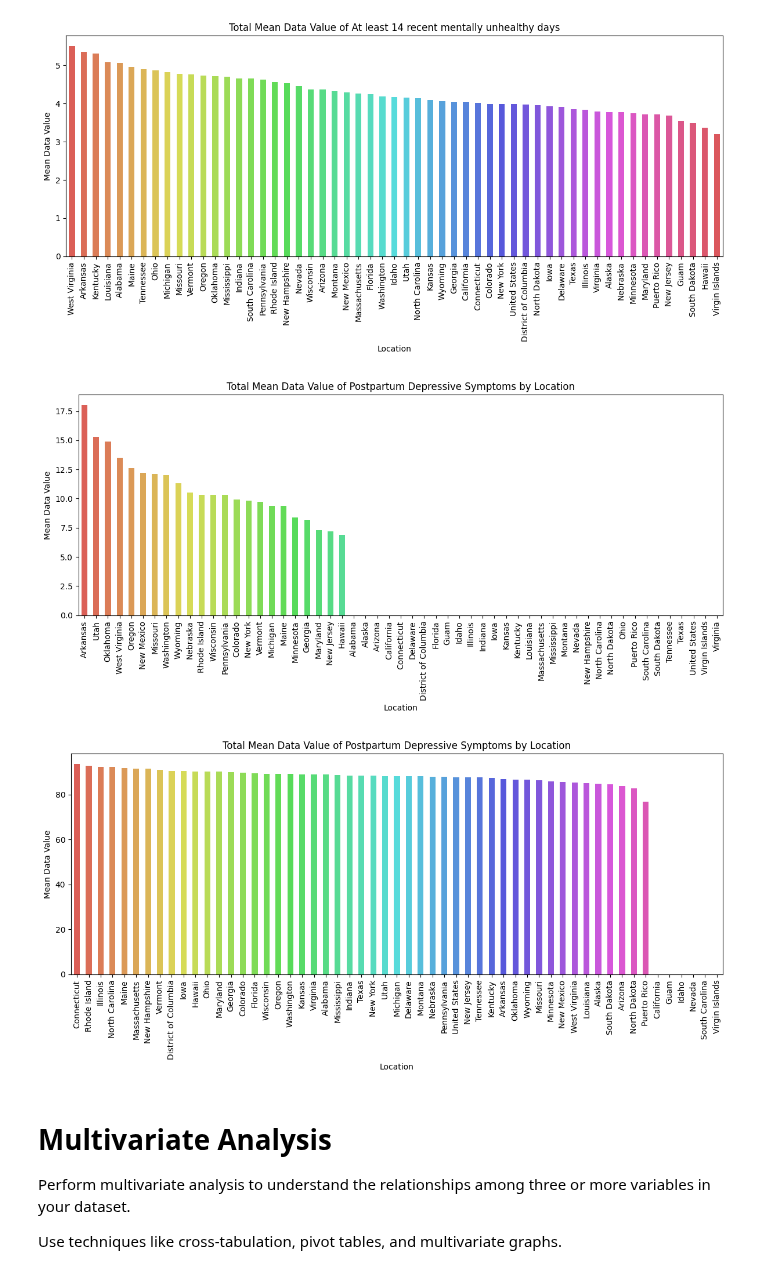
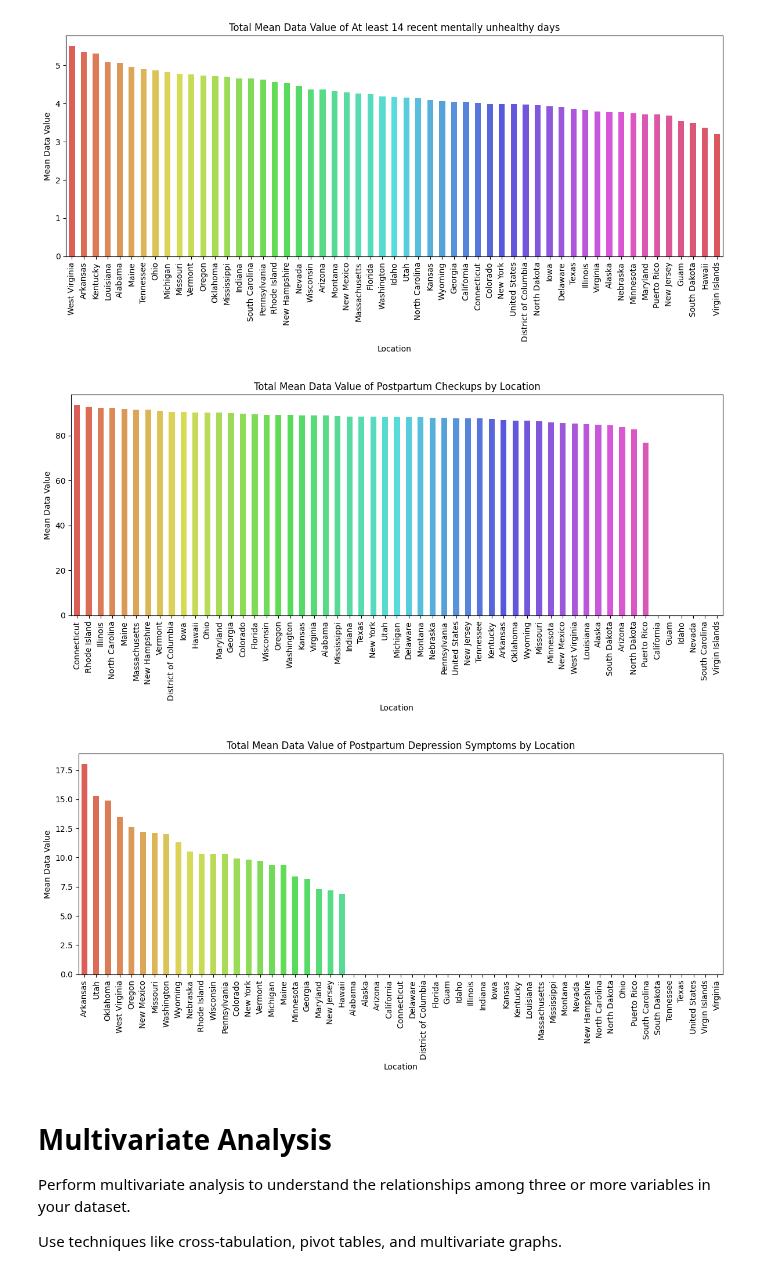
Before and after one commit to jrmcmill/618-project, a Jupyter notebook: V2Project-Description.ipynb, the cells around one changed output. Drawn from its saved outputs; the diff is of its cells as text; code cells hidden in the pictures.

```diff
--- a/V2Project-Description.ipynb
+++ b/V2Project-Description.ipynb
@@ -761,17 +878,35 @@ plt.show()
 # national_merged_MA.DataValueType.unique()
 # %% [output]
 [figure]
+# %%
+repro_natl_postpartum_checkup = national_merged_MR[national_merged_MR['Question'] == 'Postpartum checkup']
+
+# Group by 'LocationDesc' and calculate the mean data value for each location
+grouped_repro_postpartum_checkup = repro_natl_postpartum_checkup.groupby('LocationDesc')['DataValue'].mean().sort_values(ascending=False)
+
+# Create a color palette
+palette = sns.color_palette("hls", len(grouped_repro_postpartum_checkup))
+
+grouped_repro_postpartum_checkup.plot(kind='bar', figsize=(12, 6), color=palette)
+plt.title('Total Mean Data Value of Postpartum Checkups by Location')
+plt.xlabel('Location')
+plt.ylabel('Mean Data Value')
+plt.xticks(rotation=90)
+plt.tight_layout()
+plt.show()
+# %% [output]
+[figure, added]
 # %%
-repro_natl_postpartum_depression = national_merged_MR[national_merged_MR['Question'] == 'Postpartum checkup']
+repro_natl_postpartum_depression = national_merged_MR[national_merged_MR['Question'] == 'Postpartum depressive symptoms']
 
 # Group by 'LocationDesc' and calculate the mean data value for each location
 grouped_repro_postpartum_depression = repro_natl_postpartum_depression.groupby('LocationDesc')['DataValue'].mean().sort_values(ascending=False)
 
 # Create a color palette
-palette = sns.color_palette("hls", len(grouped_repro_postpartum_depression))
+palette = sns.color_palette("hls", len(grouped_repro_postpartum_checkup))
 
 grouped_repro_postpartum_depression.plot(kind='bar', figsize=(12, 6), color=palette)
-plt.title('Total Mean Data Value of Postpartum Depressive Symptoms by Location')
+plt.title('Total Mean Data Value of Postpartum Depression Symptoms by Location')
 plt.xlabel('Location')
 plt.ylabel('Mean Data Value')
 plt.xticks(rotation=90)
@@ -779,7 +914,6 @@ plt.tight_layout()
 plt.show()
 # %% [output]
 [figure]
-[figure, removed]
 # %% [markdown]
 # Multivariate Analysis
 Perform multivariate analysis to understand the relationships among three or more variables in your dataset.
```
Also changed, not shown: parts of 17 cells of this notebook.
